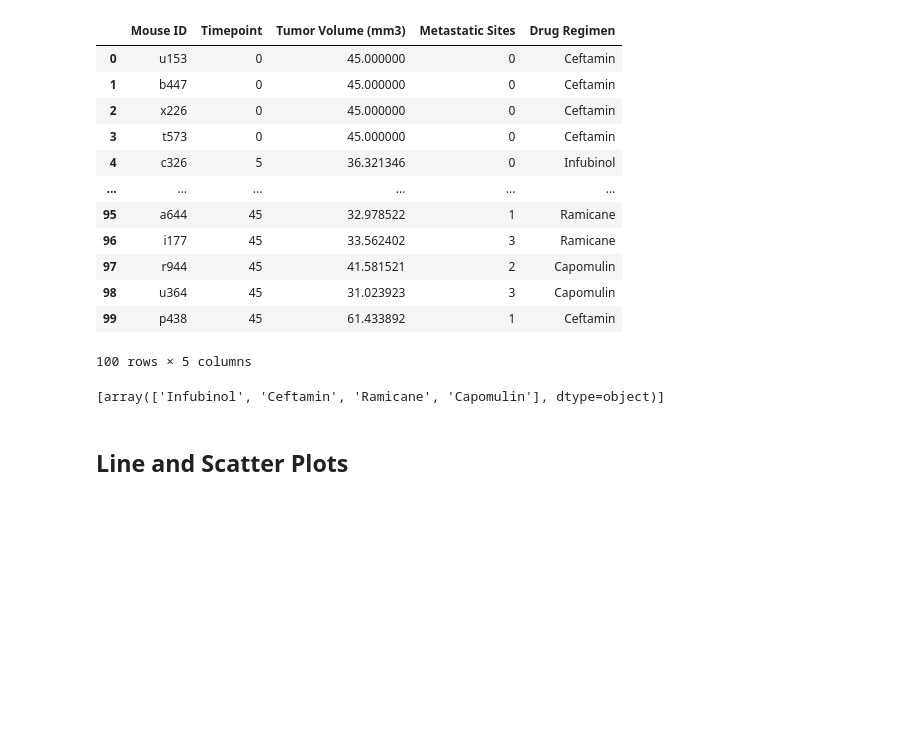
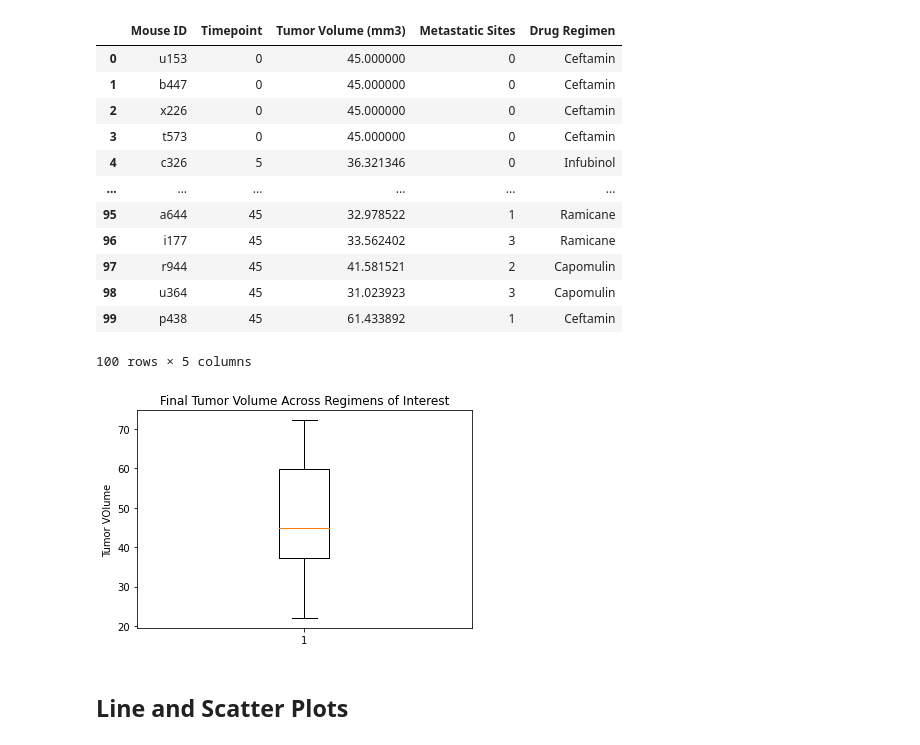
Before and after one commit to etreznoski/pymaceuticals_scc_analysis, a Jupyter notebook: pymaceuticals_starter.ipynb, the cells around one changed output. Drawn from its saved outputs; the diff is of its cells as text; code cells hidden in the pictures; blank space fills up the shorter version.

Commit message:
finished quantiles, outliers and boxplot section

```diff
--- a/pymaceuticals_starter.ipynb
+++ b/pymaceuticals_starter.ipynb
@@ -247,34 +247,30 @@ reduced_merge
 100 rows × 5 columns
 # %%
 # Put treatments into a list for a for loop (and later for plot labels)
-treatments = [(group_reduced["Drug Regimen"].unique())]
-#in for loop --
-
+# treatments = [(reduced_merge["Drug Regimen"].unique())]
 # Create empty list to fill with tumor vol data (for plotting)
-final_tumor_vol = []
-
 # Calculate the IQR and quantitatively determine if there are any potential outliers.
-
-
 # Locate the rows which contain mice on each drug and get the tumor volumes
-for reg in group_reduced:
-    final_tumor_vol = group_reduced.loc[group_reduced["Drug Regimen"] == reg]
-
-    quartiles = group_reduced.quantile([.25,.5,.75])
-    lowerq = quartiles[0.25]
-    upperq = quartiles[0.75]
-    iqr = upperq-lowerq
-
-    # add subset
+# add subset
+tumor_vol = reduced_merge["Tumor Volume (mm3)"]
+quartiles = tumor_vol.quantile([.25,.5,.75])
+lowerq = quartiles[0.25]
+upperq = quartiles[0.75]
+iqr = upperq-lowerq
 
 
     # Determine outliers using upper and lower bounds
 lower_bound = lowerq - (1.5*iqr)
 upper_bound = upperq + (1.5*iqr)
-# %% [output]
-[array(['Infubinol', 'Ceftamin', 'Ramicane', 'Capomulin'], dtype=object)]
 # %%
 # Generate a box plot of the final tumor volume of each mouse across four regimens of interest
+fig1, ax1 = plt.subplots()
+ax1.set_title('Final Tumor Volume Across Regimens of Interest')
+ax1.set_ylabel('Tumor VOlume')
+ax1.boxplot(tumor_vol)
+plt.show()
+# %% [output]
+[figure, added]
 # %% [markdown]
 ## Line and Scatter Plots
 # %%
```
